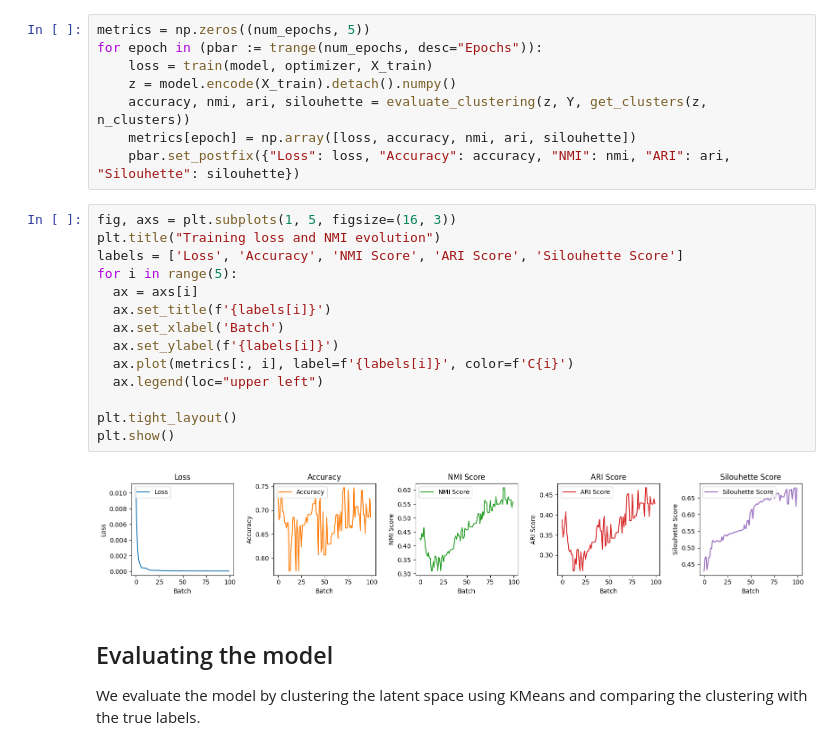
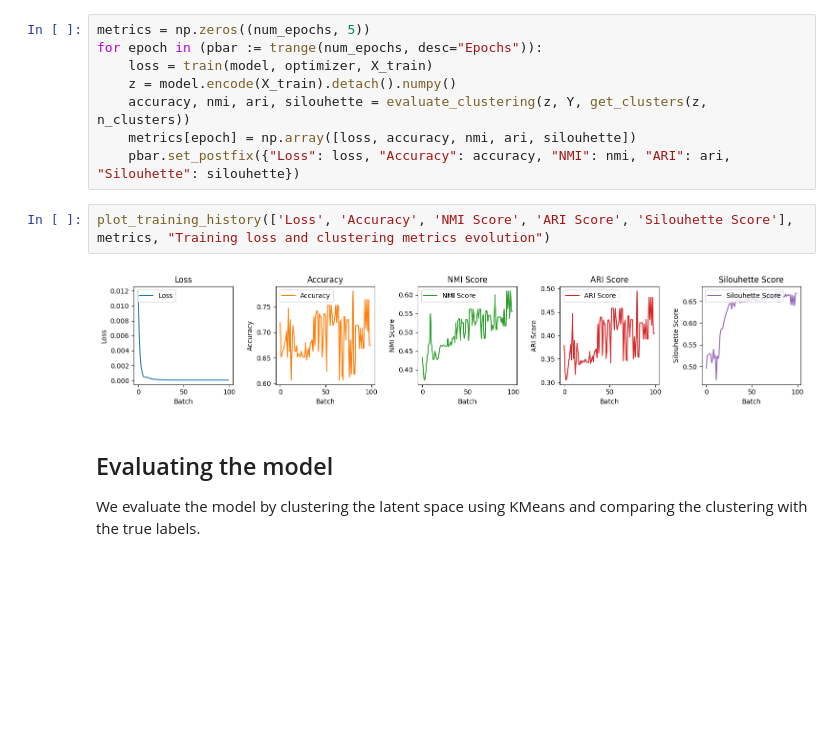
Before and after one commit to timothewt/AdvancedGraphClustering, a Jupyter notebook: notebooks/tw-1-graphencoder.ipynb, the cells around one changed output. Saved outputs shown, nothing was run; the diff lists cells and outputs as text; blank space fills up the shorter version.

```diff
--- a/notebooks/tw-1-graphencoder.ipynb
+++ b/notebooks/tw-1-graphencoder.ipynb
@@ -95,21 +93,9 @@ for epoch in (pbar := trange(num_epochs, desc="Epochs")):
 	metrics[epoch] = np.array([loss, accuracy, nmi, ari, silouhette])
 	pbar.set_postfix({"Loss": loss, "Accuracy": accuracy, "NMI": nmi, "ARI": ari, "Silouhette": silouhette})
 # %%
-fig, axs = plt.subplots(1, 5, figsize=(16, 3))
-plt.title("Training loss and NMI evolution")
-labels = ['Loss', 'Accuracy', 'NMI Score', 'ARI Score', 'Silouhette Score']
-for i in range(5):
-  ax = axs[i]
-  ax.set_title(f'{labels[i]}')
-  ax.set_xlabel('Batch')
-  ax.set_ylabel(f'{labels[i]}')
-  ax.plot(metrics[:, i], label=f'{labels[i]}', color=f'C{i}')
-  ax.legend(loc="upper left")
-
-plt.tight_layout()
-plt.show()
+plot_training_history(['Loss', 'Accuracy', 'NMI Score', 'ARI Score', 'Silouhette Score'], metrics, "Training loss and clustering metrics evolution")
 # %% [output]
-[figure, old version]
+[figure, new version]
 # %% [markdown]
 ## Evaluating the model
 We evaluate the model by clustering the latent space using KMeans and comparing the clustering with the true labels.
```
Also changed, not shown: parts of 3 cells of this notebook, 2 other files.
